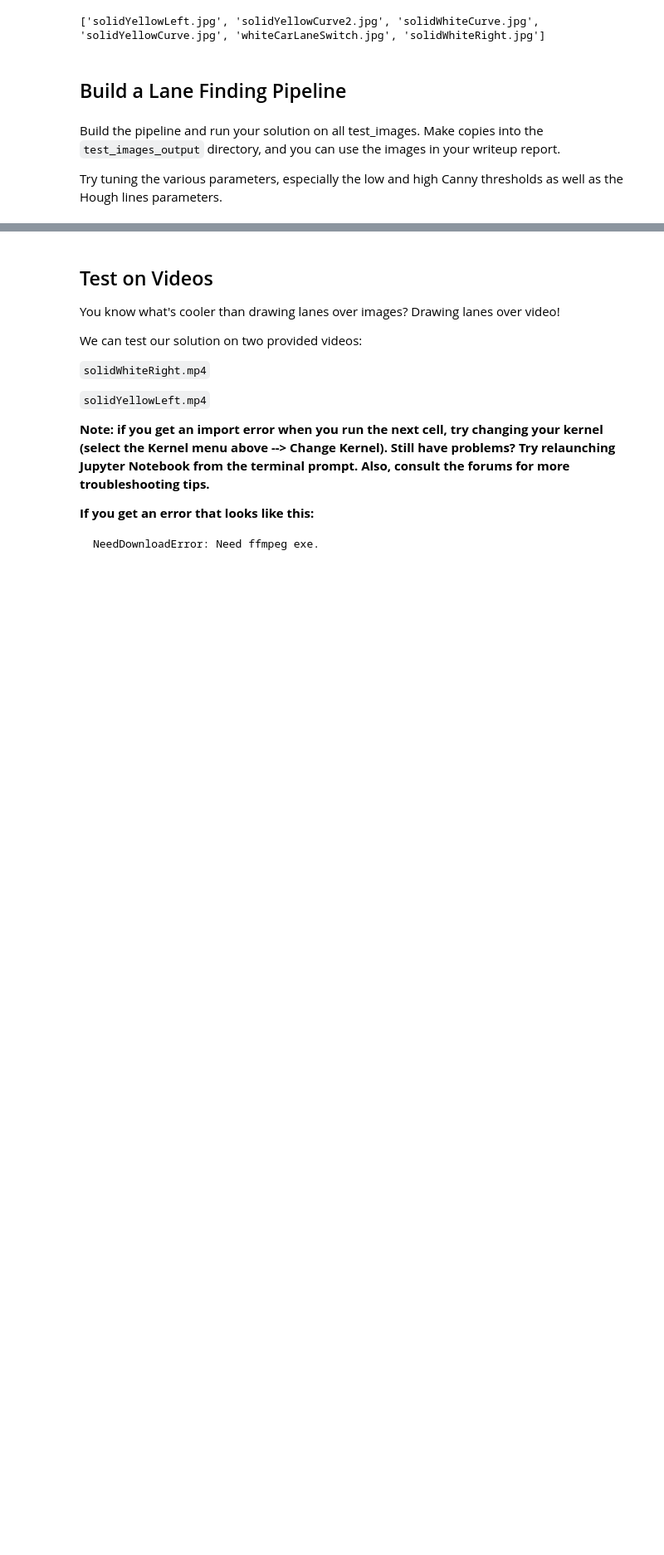
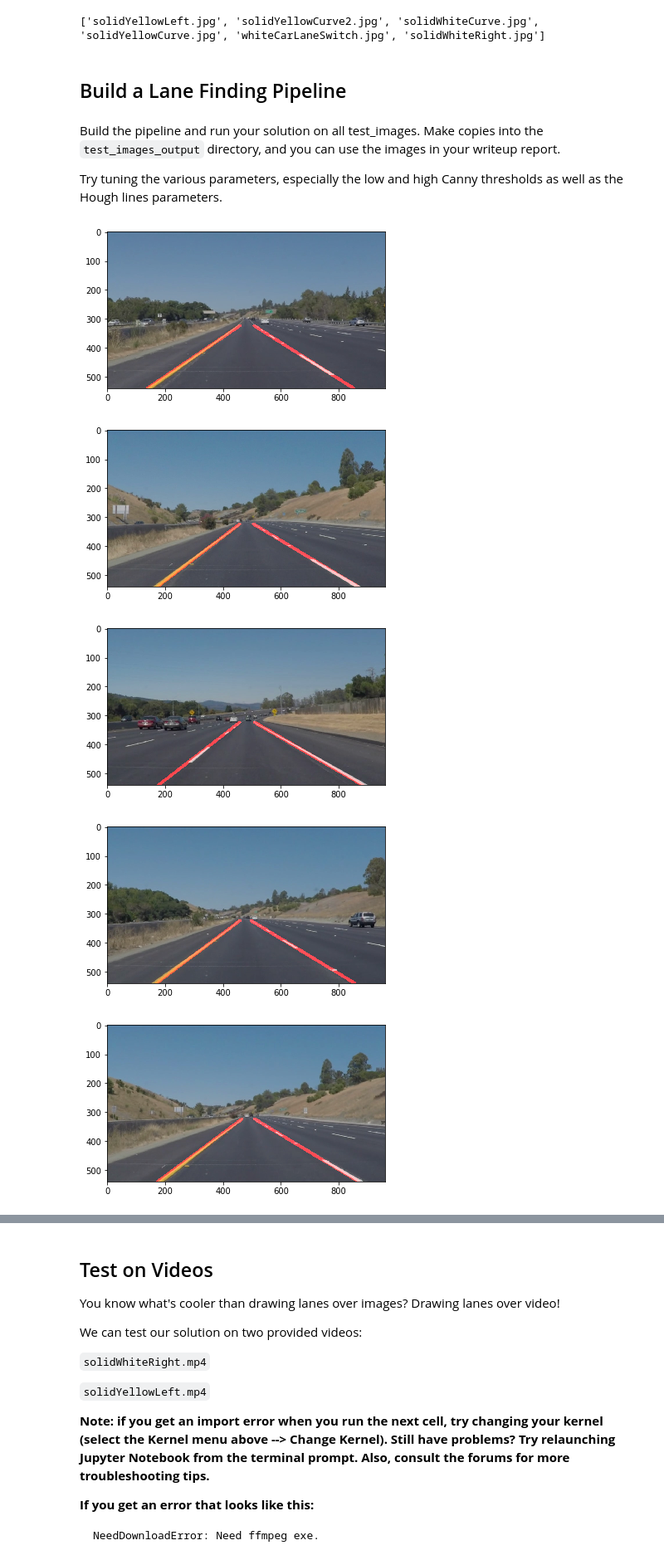
Before and after one commit to escrowdis/CarND-LaneLines-P1, a Jupyter notebook: P1.ipynb, the cells around one changed output, grey strips where cells are left out. Shown at 83% size. Saved outputs shown, nothing was run; the diff lists cells and outputs as text; code cells hidden in the pictures; blank space fills up the shorter version.

```diff
--- a/P1.ipynb
+++ b/P1.ipynb
@@ -287,7 +337,7 @@ for img_file in img_files:
     # assume strong constraint: car is centered in the lane
     rows = img.shape[0]
     cols = img.shape[1]
-    roi_y_min = rows * 0.58
+    roi_y_min = rows * 0.60
     roi_x_min = cols * 0.45
     roi_x_max = cols * 0.55
 
@@ -357,36 +407,41 @@ for img_file in img_files:
                 lane_left.append((x1, y1))
                 lane_left.append((x2, y2))
 
     if show_debug_info:
         plt.show()
         plt.title("Detected Lanes for Both Sides")
         plt.imshow(line_img)
 
     # Line fitting
     pts_left = np.array(lane_left)
-    slope, intercept = lineFitting(pts_left[:, 0], pts_left[:, 1])
+    slope, intercept = LineFitting(pts_left)
     pt_left_y = [roi_y_min, rows]
     line_left_draw = np.array([[(pt_left_y[0] - intercept) / slope, pt_left_y[0],
                       (pt_left_y[1] - intercept) / slope, pt_left_y[1]]]).astype(int)
     if show_debug_info:
         print("Left line ", slope, intercept, line_left_draw)
 
     pts_right = np.array(lane_right)
-    slope, intercept = lineFitting(pts_right[:, 0], pts_right[:, 1])
+    slope, intercept = LineFitting(pts_right)
     pt_right_y = [roi_y_min, rows]
     line_right_draw = np.array([[(pt_right_y[0] - intercept) / slope, pt_right_y[0],
                       (pt_right_y[1] - intercept) / slope, pt_right_y[1]]]).astype(int)
     if show_debug_info:
         print("Right line ", slope, intercept, line_right_draw)
 
     merged_line_img = np.zeros((rows, cols, 3), dtype=np.uint8)
     thick_line = 10
     color_line = [255, 0, 0]
     draw_line(merged_line_img, line_left_draw, color_line, thick_line)
     draw_line(merged_line_img, line_right_draw, color_line, thick_line)
     img_result = weighted_img(merged_line_img, img_rgb)
-    if show_debug_info:
-        plt.show()
-        plt.imshow(img_result)
+    plt.show()
+    plt.imshow(img_result)
 
-    break
+#     break
+# %% [output]
+[figure, added]
+[figure, added]
+[figure, added]
+[figure, added]
+[figure, added]
```
Also changed, not shown: parts of 9 cells of this notebook, 1 other file.
